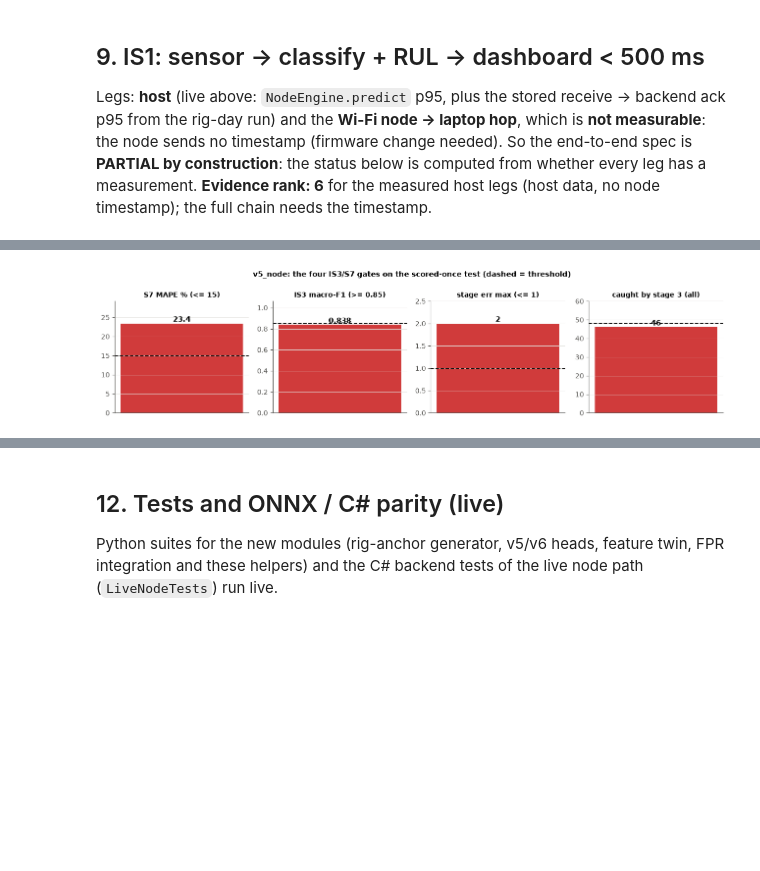
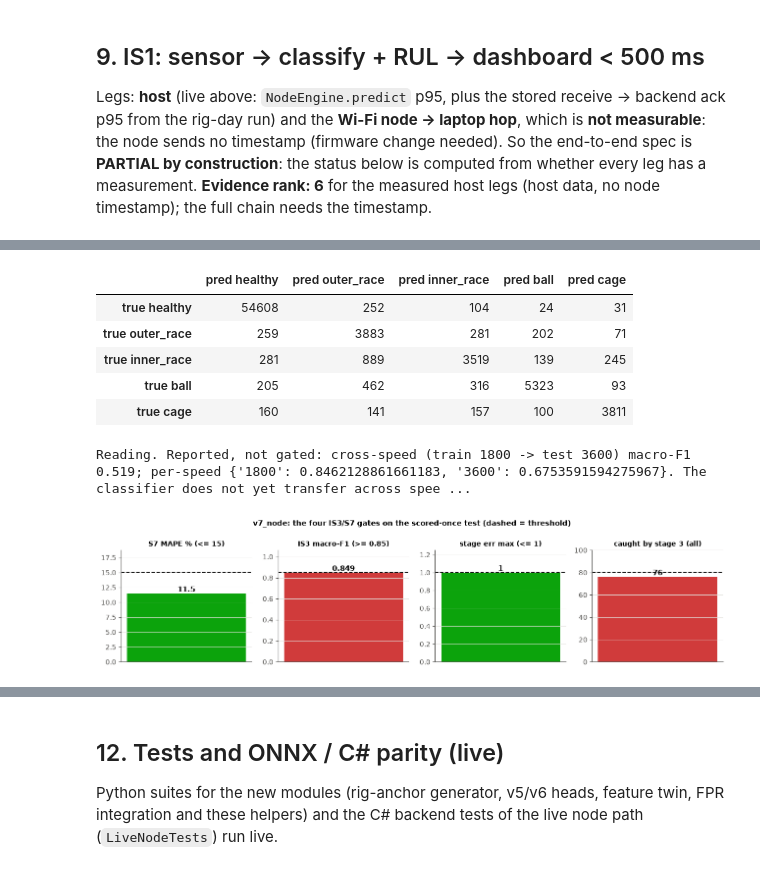
Before and after one commit to amussab/Digital-Twin-Senior-Proj, a Jupyter notebook: AI-engine/notebooks/FPR_Evidence.ipynb, the cells around one changed output, grey strips where cells are left out. Drawn from its saved outputs; the diff is of its cells as text; code cells hidden in the pictures; blank space fills up the shorter version.

```diff
--- a/AI-engine/notebooks/FPR_Evidence.ipynb
+++ b/AI-engine/notebooks/FPR_Evidence.ipynb
@@ -119,19 +121,19 @@ Reports are discovered by glob (latest wins). `v6_node` is the successor of `v5_
 FR = F.final_reports(); HC = F.headline_contract(FR)
 NV5 = F.norm(FR["v5_node"][1]) if "v5_node" in FR else None
 NV6 = F.norm(FR["v6_node"][1]) if "v6_node" in FR else None
-NH = NV6 or NV5
+NV7 = F.norm(FR["v7_node"][1]) if "v7_node" in FR else None
+NH = NV7 or NV6 or NV5
 LC = HC or "v5_node"                      # contract used for the live cells
-IS2 = F.is2_reports(HC)
+IS2U = F.is2_up2()                        # IS2 headline: UP2 v3b wording v2 (test4)
 rows = []
-for c in ("v5_node", "v6_node"):
+for c in ("v5_node", "v6_node", "v7_node"):
     rows.append({"artifact": f"{c}_<utc>.json (scored-once test report)", "found": U.stamp(FR[c][0]) if c in FR else "PENDING (not found)"})
-rows += [{"artifact": f"fpr_is2_frozen_{LC}_*.json (IS2 thresholds frozen on validation)", "found": U.stamp(IS2["frozen_path"])},
-         {"artifact": f"fpr_is2_{LC}_*.json (IS2 test, scored once)", "found": U.stamp(IS2["test_path"]) if IS2["test_path"] else "PENDING (not found)"},
+rows += [{"artifact": "up2d_is2_<utc>.json (IS2 headline: UP2 v3b, wording v2, test4)", "found": U.stamp(IS2U["path"]) if IS2U.get("status") == "ok" else "PENDING (not found)"},
          {"artifact": "rig_anchor_scale_check.json / rig_anchor_plausibility.json", "found": U.stamp(U.REPORTS / "rig_anchor_scale_check.json") + " ; " + U.stamp(U.REPORTS / "rig_anchor_plausibility.json")},
          {"artifact": "AI-engine/demo/fpr_*.jsonl (demo units)", "found": ", ".join(f.name for f in F.demo_files()) or "missing"},
          {"artifact": "headline contract used for the live cells", "found": LC + ("" if HC else "  (no final report yet: falling back to v5_node)")}]
 display(U.table(pd.DataFrame(rows), caption="Discovered inputs"))
-display(U.verdict("Data", None if not HC else True, f"ICS/integrated evidence is on simulated trajectories anchored on rig windows; headline contract {LC}", F.SIM,
+display(U.verdict("Data", None if not HC else True, f"S7 / v7 evidence is on simulated trajectories anchored on rig windows; IS2/IS3 headlines are UP2 v3b [SYNTHETIC]; headline contract {LC}", F.SIM,
                   note=F.LIMIT_LINE))
 # %% [output]
 Discovered inputs
@@ -412,24 +432,45 @@ Scored on **held-out simulated trajectories** (not held-out bearings). **Evidenc
 # %%
-st3, d3 = F.status_is3(NH)
-if NH:
-    F.record("IS3", status=st3, value=d3["value"], target="macro-F1 >= 0.85; stage err <= 1; caught by stage 3", rank=6, achievable=6, prov=F.SIM,
-             live="pipeline yes; score = stored report", source=f"{NH['contract']} report {NH['utc']}", step="needs >= 3 real bearings per fault + measured severity for a rank above 6",
-             note="; ".join(f"{g}: {'PASS' if ok else 'FAIL'}" for g, ok in d3["gates"]))
-    display(U.verdict("IS3", all(g for _, g in d3["gates"]), d3["value"], F.SIM, note="; ".join(f"{g}: {'PASS' if ok else 'FAIL'}" for g, ok in d3["gates"])))
-    gt = [{"gate": "macro-F1 >= 0.85", "v5": None if not NV5 else NV5["f1"], "v6": None if not NV6 else NV6["f1"]},
-          {"gate": "stage error max <= 1", "v5": None if not NV5 else NV5["stage_max"], "v6": None if not NV6 else NV6["stage_max"]},
-          {"gate": "caught by stage 3 (of faulted units)", "v5": None if not NV5 else f"{NV5['caught']}/{NV5['rtf']}", "v6": None if not NV6 else f"{NV6['caught']}/{NV6['rtf']}"}]
-    display(U.table(pd.DataFrame(gt), caption="IS3 gates, v5 (FAIL, registered test) vs v6 (fresh test); None = PENDING"))
-    pc = NH["per_class_f1"]
+V3B = U.rescore_v3b()
+ok_v3b = V3B.get("status") == "ok" and V3B["F1"] >= F.T_F1 and V3B["stage_max"] <= F.T_STAGE and V3B["caught"] == V3B["rtf"]
+v7txt = (f"v7 anchored-sim [SIMULATION]: macro-F1 {NV7['f1']:.4f} ({F.T_F1 - NV7['f1']:.4f} short of 0.85, reported as measured), stage max err {NV7['stage_max']}, caught by stage 3 {NV7['caught']} of {NV7['rtf']} (4 inner-race misses)"
+         if NV7 else "v7: PENDING")
+if V3B.get("status") == "ok":
+    head3 = (f"HEADLINE v3b [SYNTHETIC, fresh synth_v3_test2, recomputed live]: macro-F1 {V3B['F1']:.4f}, stage max err {V3B['stage_max']}, caught {V3B['caught']}/{V3B['rtf']}")
+    F.record("IS3", status=("MET [SYNTHETIC]" if ok_v3b else "NOT MET"), value=head3 + " | " + v7txt, target="macro-F1 >= 0.85; stage err <= 1; caught by stage 3", rank=6, achievable=6,
+             prov="[SYNTHETIC] v3b headline (UP2 models on synth_v3_test2); [SIMULATION; endpoints resampled from rig windows, 1 bearing/fault, curve shape assumed] v7 row",
+             live="pipeline yes; v3b re-score live here, v7 = stored report", source=f"v3b: {V3B['index']}; v7: {NV7['contract'] if NV7 else '-'} report {NV7['utc'] if NV7 else '-'}",
+             step="needs >= 3 real bearings per fault + measured severity for a rank above 6",
+             note="v7 is 0.0014 below the 0.85 target and 76/80 (not 80/80) caught: reported, not rounded; the department states specs are intentionally not over-detailed.")
+    display(U.verdict("IS3", ok_v3b, head3, "[SYNTHETIC]", note="Headline = v3b on synthetic data (UP2 approved basis). v7 anchored-sim row below: " + v7txt))
+    if NV7:
+        bf = F.v7_f1_bootstrap(NV7); bc = F.v7_caught_bootstrap(FR["v7_node"][1])
+        ss = FR["v7_node"][1].get("side_by_side_same_units", {})
+        f1v = {k: v.get("IS3_macro_f1") for k, v in ss.items()}
+        txt = (f"v7 macro-F1 {NV7['f1']:.4f} is {F.T_F1 - NV7['f1']:.4f} below 0.85. [CALCULATED] window-level bootstrap of the stored confusion matrix ({bf.get('windows')} windows, B={bf.get('B')}): "
+               f"95 % interval {bf['ci95'][0]:.4f} to {bf['ci95'][1]:.4f}, P(F1 >= 0.85) = {bf['p_ge_0.85']:.2f}; windows are treated as independent, so this UNDERSTATES the unit-level uncertainty. "
+               f"Same frozen heads on the four pre-declared variants of the same unit ids: {', '.join(f'{k} {v:.3f}' for k, v in f1v.items() if v is not None)}; validation 0.8466. "
+               f"Caught by stage 3: {bc.get('point', float('nan'))*100:.0f} % ({int(round(bc.get('point', 0)*bc.get('n', 0)))}/{bc.get('n')}), unit bootstrap 95 % interval {bc['ci95'][0]*100:.0f} to {bc['ci95'][1]*100:.0f} %, misses in {bc.get('missed_classes')}. "
+               "So the shortfall is of the size of window-sampling noise, but it is a miss as measured; no retune on test was done.")
+        display(U.reading(txt))
+    rows3 = [{"set": "v3b on synth_v3_test2 (HEADLINE)", "tag": "[SYNTHETIC]", "macro-F1": round(V3B["F1"], 4), "stage err max": V3B["stage_max"], "caught by stage 3": f"{V3B['caught']}/{V3B['rtf']}", "gates": "all PASS" if ok_v3b else "FAIL"}]
+    if NV7:
+        rows3.append({"set": "v7_node fresh test_L (anchored sim)", "tag": "[SIMULATION; anchored]", "macro-F1": round(NV7["f1"], 4), "stage err max": NV7["stage_max"], "caught by stage 3": f"{NV7['caught']}/{NV7['rtf']}",
+                      "gates": f"F1 {'PASS' if NV7['pass_f1'] else 'FAIL (0.0014 short)'}; stage PASS; caught {'PASS' if NV7['pass_caught'] else 'FAIL (76/80)'}"})
+    for n, lab in ((NV5, "v5_node (registered test)"), (NV6, "v6_node (fresh test)")):
+        if n:
+            rows3.append({"set": lab + " history", "tag": "[SIMULATION; anchored]", "macro-F1": round(n["f1"], 4), "stage err max": n["stage_max"], "caught by stage 3": f"{n['caught']}/{n['rtf']}", "gates": "FAIL"})
+    display(U.table(pd.DataFrame(rows3), precision=4, caption="IS3: v3b headline next to the honest v7 numbers (and v5/v6 history)"))
+    pc = (NV7 or NH)["per_class_f1"]
     if pc:
-        display(U.table(pd.DataFrame([{"class": k, "F1": v, "support (windows)": (NH["per_class_support"] or {}).get(k)} for k, v in pc.items()]), precision=3, caption=f"per-class F1, {NH['contract']}"))
-    cf = F.confusion_frame(NH["confusion"])
+        display(U.table(pd.DataFrame([{"class": k, "F1": v, "support (windows)": ((NV7 or NH)["per_class_support"] or {}).get(k)} for k, v in pc.items()]), precision=3, caption=f"per-class F1, {(NV7 or NH)['contract']}"))
+    cf = F.confusion_frame((NV7 or NH)["confusion"])
     if cf is not None:
-        display(U.details("Confusion counts", body_html=cf.to_html()))
-    if NH["cross"]:
-        display(U.reading(f"Reported, not gated: cross-speed (train 1800 -> test 3600) macro-F1 {NH['cross'].get('macro_f1_over_classes_present', float('nan')):.3f}; per-speed {NH['per_rpm_f1']}. The classifier does not yet transfer across speed; ball has no 3600 rpm recording."))
-    chart(F.fig_gates, "fpr_gates_headline.png", NH, f"{NH['contract']}: the four IS3/S7 gates on the scored-once test (dashed = threshold)")
+        display(U.details("Confusion counts (v7 test_L)", body_html=cf.to_html()))
+    if (NV7 or NH)["cross"]:
+        c_ = (NV7 or NH)["cross"]
+        display(U.reading(f"Reported, not gated: cross-speed (train 1800 -> test 3600) macro-F1 {c_.get('macro_f1_over_classes_present', float('nan')):.3f}; per-speed {(NV7 or NH)['per_rpm_f1']}. The classifier does not yet transfer across speed; ball has no 3600 rpm recording."))
+    chart(F.fig_gates, "fpr_gates_headline.png", NV7 or NH, f"{(NV7 or NH)['contract']}: the four IS3/S7 gates on the scored-once test (dashed = threshold)")
 else:
-    F.record("IS3", status="PENDING (no scored-once report found)", value="-", target="macro-F1 >= 0.85 ...", rank=0, achievable=6, prov=F.SIM, live="no", step="run aiengine.v6_node test")
-    display(U.missing("no report"))
+    F.record("IS3", status="PENDING (v3b re-score unavailable)", value="-", target="macro-F1 >= 0.85 ...", rank=0, achievable=6, prov="[SYNTHETIC]", live="no", step="rerun")
+    display(U.missing(V3B))
 # %% [output]
@@ -451,3 +494,10 @@ Reading. Reported, not gated: cross-speed (train 1800 -> test 3600) macro-F1 0.5
+|  | pred healthy | pred outer_race | pred inner_race | pred ball | pred cage |
+| true healthy | 54608 | 252 | 104 | 24 | 31 |
+| true outer_race | 259 | 3883 | 281 | 202 | 71 |
+| true inner_race | 281 | 889 | 3519 | 139 | 245 |
+| true ball | 205 | 462 | 316 | 5323 | 93 |
+| true cage | 160 | 141 | 157 | 100 | 3811 |
+Reading. Reported, not gated: cross-speed (train 1800 -> test 3600) macro-F1 0.519; per-speed {'1800': 0.8462128861661183, '3600': 0.6753591594275967}. The classifier does not yet transfer across spee ...
-[figure, old version]
+[figure, new version]
 # %% [markdown]
 ## 11. Rank 9: the live replay demo (pipeline)
```
Also changed, not shown: parts of 20 cells of this notebook, 25 other files.
